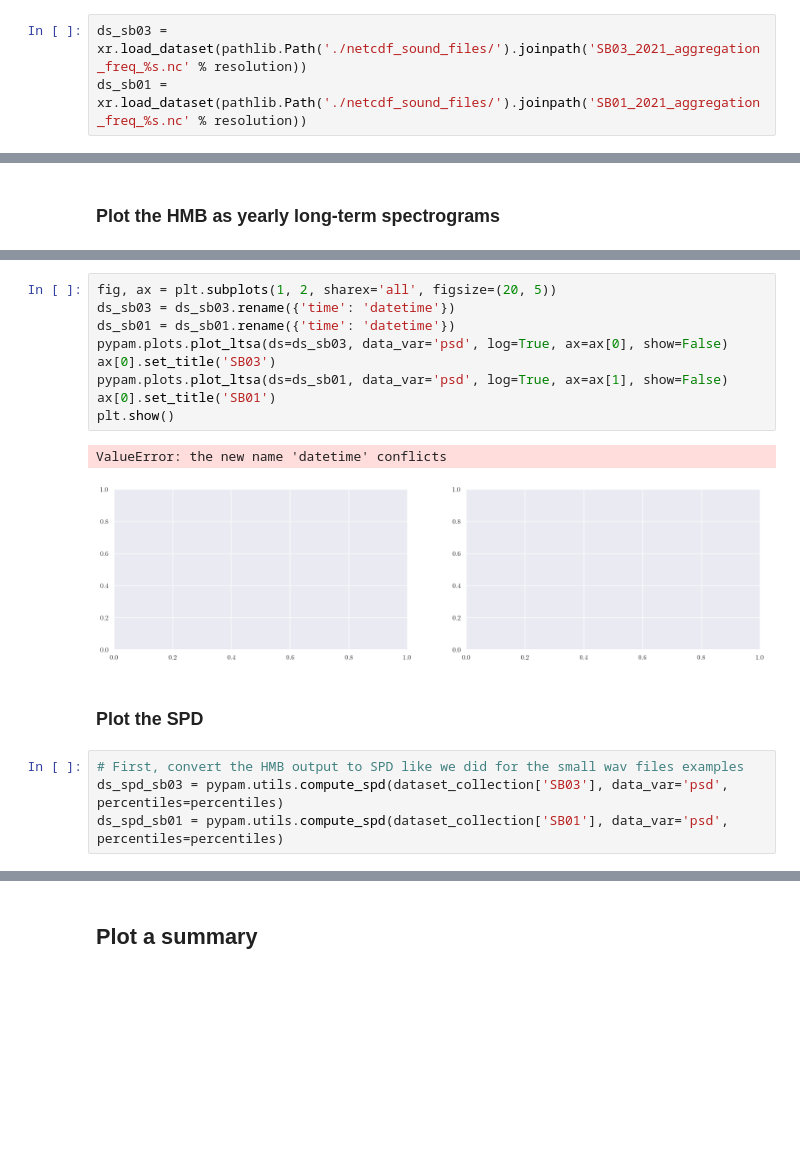
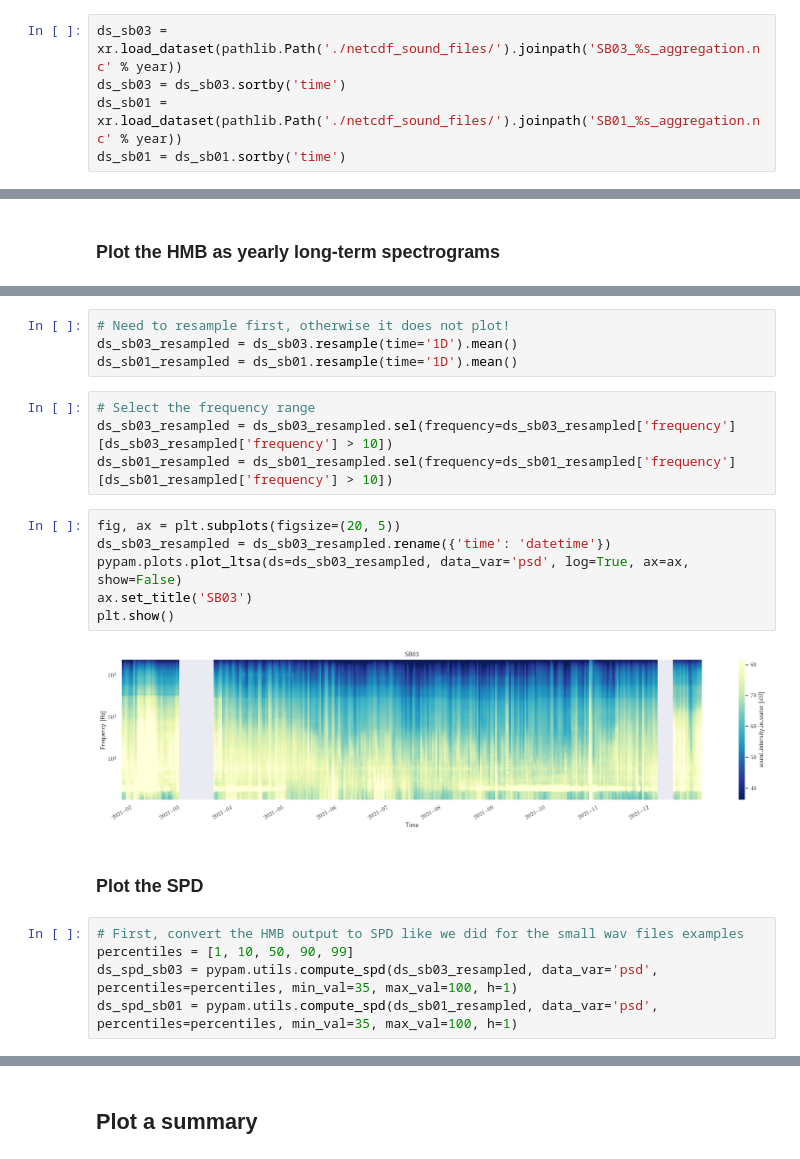
Before and after one commit to ioos/soundcoop, a Jupyter notebook: hybrid_millidecade_bands.ipynb, the cells around one changed output, grey strips where cells are left out. Cells and saved outputs as stored; diff of their text form; blank space fills up the shorter version.

Commit message:
first working version with sanctsound data

```diff
--- a/hybrid_millidecade_bands.ipynb
+++ b/hybrid_millidecade_bands.ipynb
@@ -221,3 +243,5 @@ for station in ['SB03', 'SB01']:
 # %%
-ds_sb03 = xr.load_dataset(pathlib.Path('./netcdf_sound_files/').joinpath('SB03_2021_aggregation_freq_%s.nc' % resolution))
-ds_sb01 = xr.load_dataset(pathlib.Path('./netcdf_sound_files/').joinpath('SB01_2021_aggregation_freq_%s.nc' % resolution))
+ds_sb03 = xr.load_dataset(pathlib.Path('./netcdf_sound_files/').joinpath('SB03_%s_aggregation.nc' % year))
+ds_sb03 = ds_sb03.sortby('time')
+ds_sb01 = xr.load_dataset(pathlib.Path('./netcdf_sound_files/').joinpath('SB01_%s_aggregation.nc' % year))
+ds_sb01 = ds_sb01.sortby('time')
@@ -246,21 +260,26 @@ Data variables:
 # %%
-fig, ax = plt.subplots(1, 2, sharex='all', figsize=(20, 5))
-ds_sb03 = ds_sb03.rename({'time': 'datetime'})
-ds_sb01 = ds_sb01.rename({'time': 'datetime'})
-pypam.plots.plot_ltsa(ds=ds_sb03, data_var='psd', log=True, ax=ax[0], show=False)
-ax[0].set_title('SB03')
-pypam.plots.plot_ltsa(ds=ds_sb01, data_var='psd', log=True, ax=ax[1], show=False)
-ax[0].set_title('SB01')
-plt.show()
+# Need to resample first, otherwise it does not plot!
+ds_sb03_resampled = ds_sb03.resample(time='1D').mean()
+ds_sb01_resampled = ds_sb01.resample(time='1D').mean()
-# %% [output]
-ValueError: the new name 'datetime' conflicts
-[figure, removed]
+# %%
+# Select the frequency range
+ds_sb03_resampled = ds_sb03_resampled.sel(frequency=ds_sb03_resampled['frequency'][ds_sb03_resampled['frequency'] > 10])
+ds_sb01_resampled = ds_sb01_resampled.sel(frequency=ds_sb01_resampled['frequency'][ds_sb01_resampled['frequency'] > 10])
+# %%
+fig, ax = plt.subplots(figsize=(20, 5))
+ds_sb03_resampled = ds_sb03_resampled.rename({'time': 'datetime'})
+pypam.plots.plot_ltsa(ds=ds_sb03_resampled, data_var='psd', log=True, ax=ax, show=False)
+ax.set_title('SB03')
+plt.show()
+# %% [output]
+[figure, added]
 # %% [markdown]
 ### Plot the SPD
 # %%
 # First, convert the HMB output to SPD like we did for the small wav files examples
-ds_spd_sb03 = pypam.utils.compute_spd(dataset_collection['SB03'], data_var='psd', percentiles=percentiles)
-ds_spd_sb01 = pypam.utils.compute_spd(dataset_collection['SB01'], data_var='psd', percentiles=percentiles)
+percentiles = [1, 10, 50, 90, 99]
+ds_spd_sb03 = pypam.utils.compute_spd(ds_sb03_resampled, data_var='psd', percentiles=percentiles, min_val=35, max_val=100, h=1)
+ds_spd_sb01 = pypam.utils.compute_spd(ds_sb01_resampled, data_var='psd', percentiles=percentiles, min_val=35, max_val=100, h=1)
 # %%
 # Plot the obtained output
 fig, ax = plt.subplots(1, 2, sharex='all', figsize=(20, 5))
```
Also changed, not shown: parts of 15 cells of this notebook.
